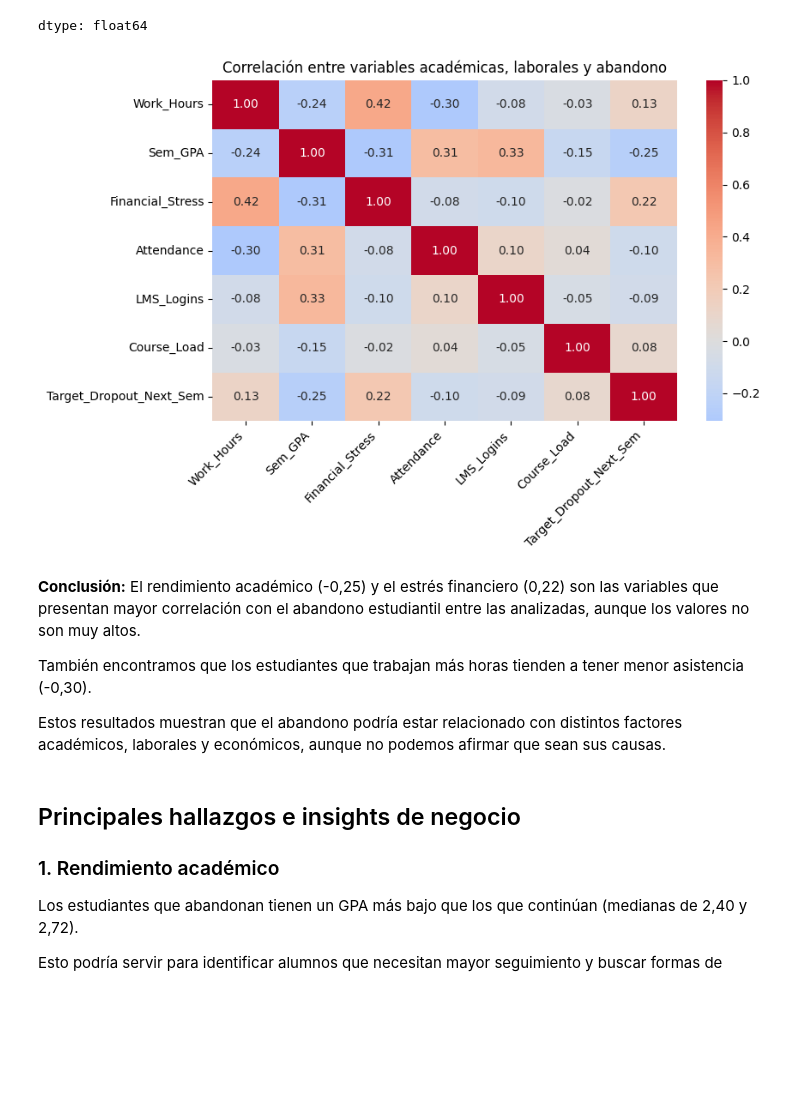
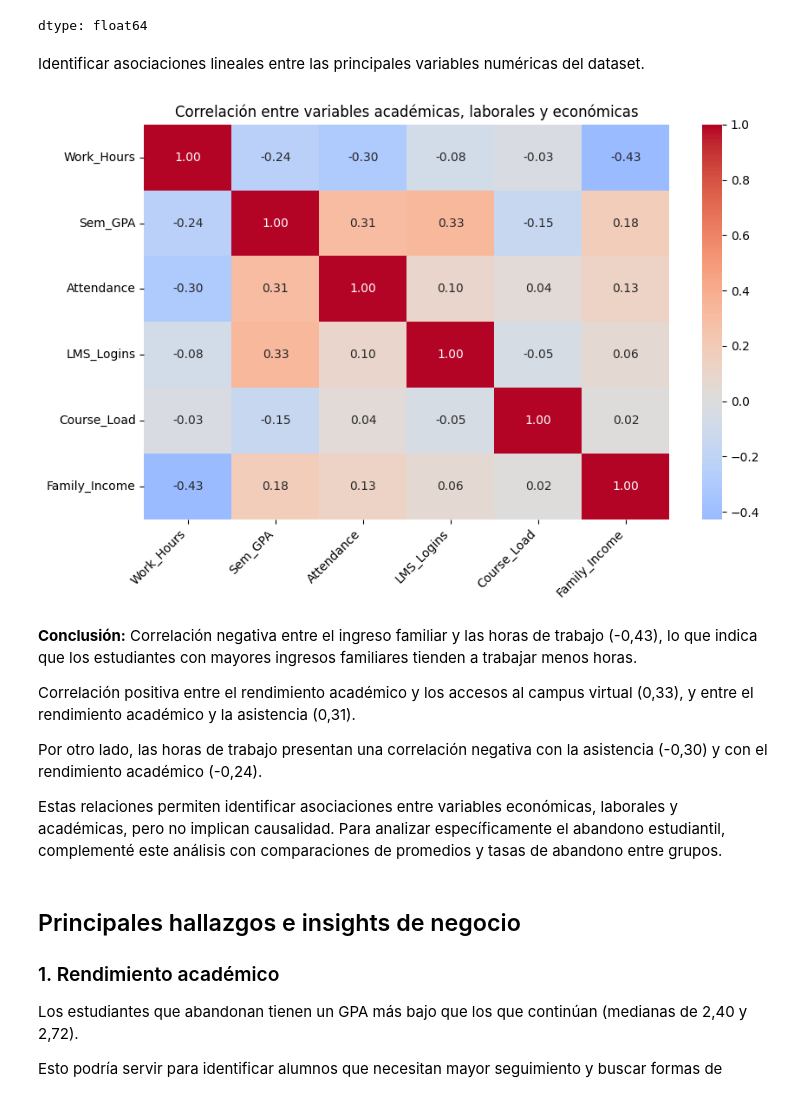
Before and after one commit to nachopedretti/diploup2026, a Jupyter notebook: DiploUP_TP1_9449.ipynb, the cells around one changed output. Drawn from its saved outputs; the diff is of its cells as text; code cells hidden in the pictures; blank space fills up the shorter version.

```diff
--- a/DiploUP_TP1_9449.ipynb
+++ b/DiploUP_TP1_9449.ipynb
@@ -510,5 +547,5 @@ los puntos de corte de 16,5 horas y 2,7 de GPA correspondan a las medianas
 df["Carga_Laboral"] = np.where(df["Work_Hours"] > 16.5, "Muchas horas","Pocas horas")
 df["Rendimiento"] = np.where( df["Sem_GPA"] >= 2.7, "GPA alto","GPA bajo")
 # %%
-df["Grupo"] = df["Carga_Laboral"] + " + " + df["Rendimiento"]
+df["Grupo_Carga_Rendimiento"] = df["Carga_Laboral"] + " + " + df["Rendimiento"]
 # %%
@@ -755,24 +804,29 @@ df[["Family_Income", "Financial_Stress", "Age"]].median()
 | Financial_Stress | 2.1 |
 | Age | 19.0 |
 dtype: float64
+# %% [markdown]
+Identificar asociaciones lineales entre las principales variables numéricas del dataset.
 # %%
-variables = ["Work_Hours","Sem_GPA","Financial_Stress","Attendance","LMS_Logins","Course_Load","Target_Dropout_Next_Sem"]
-correlaciones = df[variables].corr()
+variables = ["Work_Hours", "Sem_GPA","Attendance","LMS_Logins","Course_Load",
+"Family_Income"]
+correlaciones = df[variables].corr(method="pearson")
 plt.figure(figsize=(9, 6))
-sns.heatmap(correlaciones,annot=True,cmap="coolwarm",fmt=".2f", center=0)
-plt.title("Correlación entre variables académicas, laborales y abandono")
+sns.heatmap(correlaciones,annot=True,cmap="coolwarm",fmt=".2f",center=0)
+plt.title("Correlación entre variables académicas, laborales y económicas")
 plt.xticks(rotation=45, ha="right")
 plt.yticks(rotation=0)
 plt.tight_layout()
 plt.show()
 # %% [output]
-[figure, old version]
+[figure, new version]
-# %% [markdown]
-**Conclusión:** El rendimiento académico (-0,25) y el estrés financiero (0,22) son las variables que presentan mayor correlación con el abandono estudiantil entre las analizadas, aunque los valores no son muy altos.
-
-También encontramos que los estudiantes que trabajan más horas tienden a tener menor asistencia (-0,30).
-
-Estos resultados muestran que el abandono podría estar relacionado con distintos factores académicos, laborales y económicos, aunque no podemos afirmar que sean sus causas.
+# %% [markdown]
+**Conclusión:** Correlación negativa entre el ingreso familiar y las horas de trabajo (-0,43), lo que indica que los estudiantes con mayores ingresos familiares tienden a trabajar menos horas.
+
+Correlación positiva entre el rendimiento académico y los accesos al campus virtual (0,33), y entre el rendimiento académico y la asistencia (0,31).
+
+Por otro lado, las horas de trabajo presentan una correlación negativa con la asistencia (-0,30) y con el rendimiento académico (-0,24).
+
+Estas relaciones permiten identificar asociaciones entre variables económicas, laborales y académicas, pero no implican causalidad. Para analizar específicamente el abandono estudiantil, complementé este análisis con comparaciones de promedios y tasas de abandono entre grupos.
 # %% [markdown]
 ## Principales hallazgos e insights de negocio
 
```
Also changed, not shown: parts of 61 cells of this notebook.
